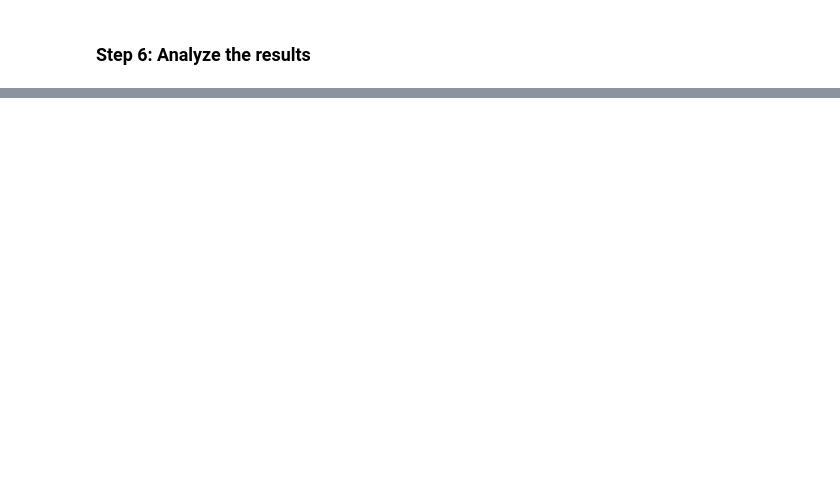
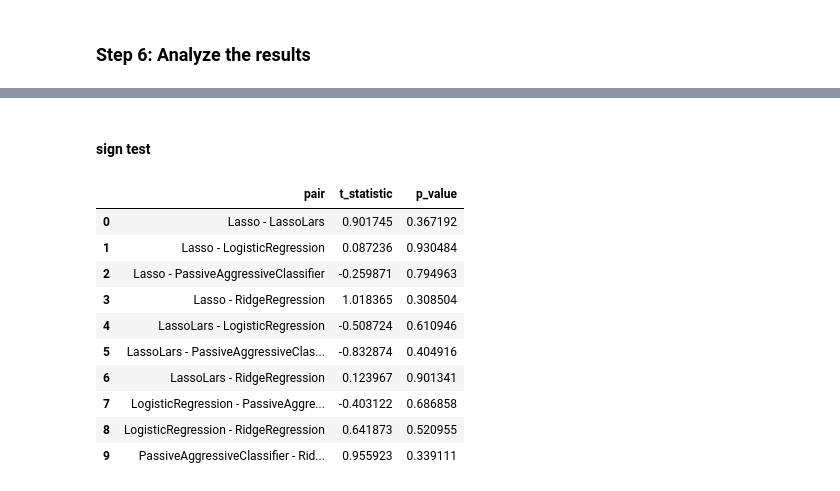
Before and after one commit to sktime/mlaut, a Jupyter notebook: mleap.ipynb, the cells around one changed output, grey strips where cells are left out. Saved outputs shown, nothing was run; the diff lists cells and outputs as text; code cells hidden in the pictures; blank space fills up the shorter version.

```diff
--- a/mleap.ipynb
+++ b/mleap.ipynb
@@ -66,0 +106,17 @@ print(t_test_df)
+# %% [markdown]
+#### sign test
+# %%
+sign_test, sign_test_df = analyze.sign_test(observations)
+sign_test_df
+# %% [output]
+|  | pair | t_statistic | p_value |
+| 0 | Lasso - LassoLars | 0.901745 | 0.367192 |
+| 1 | Lasso - LogisticRegression | 0.087236 | 0.930484 |
+| 2 | Lasso - PassiveAggressiveClassifier | -0.259871 | 0.794963 |
+| 3 | Lasso - RidgeRegression | 1.018365 | 0.308504 |
+| 4 | LassoLars - LogisticRegression | -0.508724 | 0.610946 |
+| 5 | LassoLars - PassiveAggressiveClas... | -0.832874 | 0.404916 |
+| 6 | LassoLars - RidgeRegression | 0.123967 | 0.901341 |
+| 7 | LogisticRegression - PassiveAggre... | -0.403122 | 0.686858 |
+| 8 | LogisticRegression - RidgeRegression | 0.641873 | 0.520955 |
+| 9 | PassiveAggressiveClassifier - Rid... | 0.955923 | 0.339111 |
```
Also changed, not shown: parts of 16 cells of this notebook.
